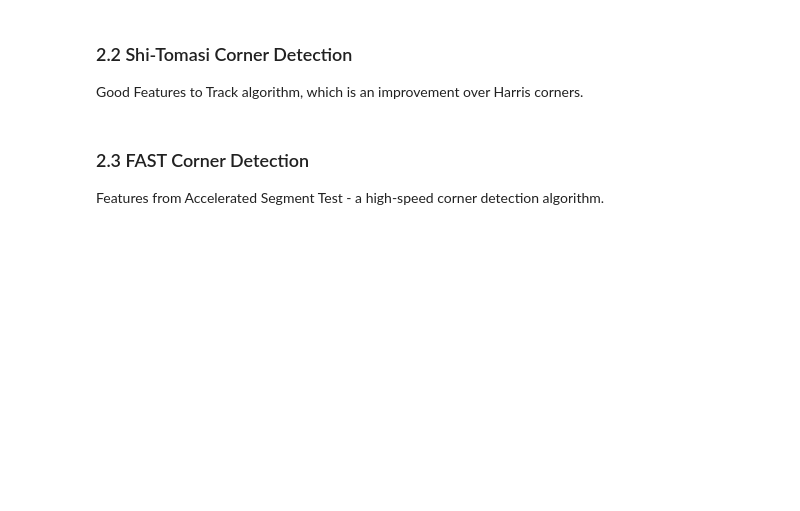
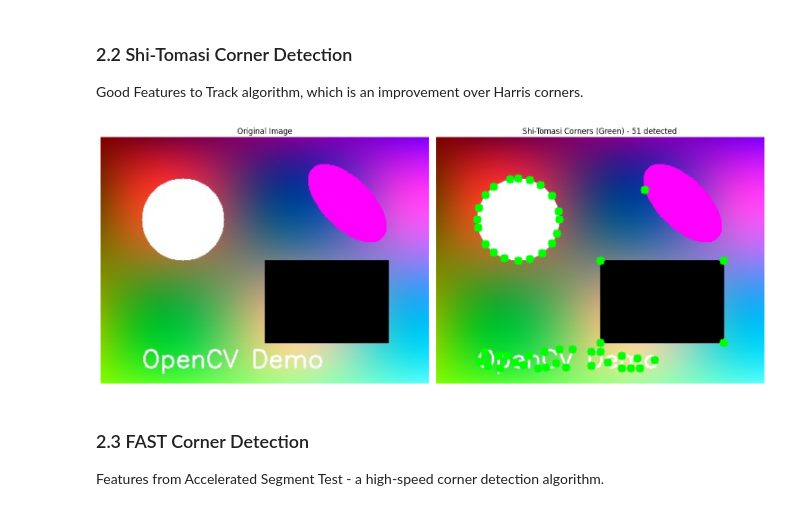
Before and after one commit to vuhung16au/ACU, a Jupyter notebook: DataScience/OpenCV/notebooks/05_feature_detection.ipynb, the cells around one changed output. Saved outputs shown, nothing was run; the diff lists cells and outputs as text; code cells hidden in the pictures; blank space fills up the shorter version.

```diff
--- a/DataScience/OpenCV/notebooks/05_feature_detection.ipynb
+++ b/DataScience/OpenCV/notebooks/05_feature_detection.ipynb
@@ -137,34 +143,36 @@ print(f"Harris corners detected: {np.sum(harris_corners > 0.01 * harris_corners.
 Good Features to Track algorithm, which is an improvement over Harris corners.
 # %%
 # Apply Shi-Tomasi corner detection
-corners_shi_tomasi = corner_detection.shi_tomasi_corner_detection(
+corners_shi_tomasi = corner_detection.shi_tomasi_corners(
     gray_image,
     max_corners=100,
     quality_level=0.01,
     min_distance=10
 )
 
 # Display results
 fig, axes = plt.subplots(1, 2, figsize=(15, 6))
 
 # Original
 axes[0].imshow(cv2.cvtColor(image, cv2.COLOR_BGR2RGB))
 axes[0].set_title('Original Image')
 axes[0].axis('off')
 
 # Shi-Tomasi corners
 image_with_shi_tomasi = image.copy()
 if corners_shi_tomasi is not None:
     for corner in corners_shi_tomasi:
         x, y = corner.ravel()
         cv2.circle(image_with_shi_tomasi, (int(x), int(y)), 5, (0, 255, 0), -1)
 
 axes[1].imshow(cv2.cvtColor(image_with_shi_tomasi, cv2.COLOR_BGR2RGB))
 axes[1].set_title(f'Shi-Tomasi Corners (Green) - {len(corners_shi_tomasi) if corners_shi_tomasi is not None else 0} detected')
 axes[1].axis('off')
 
 plt.tight_layout()
 plt.show()
+# %% [output]
+[figure, added]
 # %% [markdown]
 ### 2.3 FAST Corner Detection
 Features from Accelerated Segment Test - a high-speed corner detection algorithm.
```
Also changed, not shown: parts of 9 cells of this notebook.
